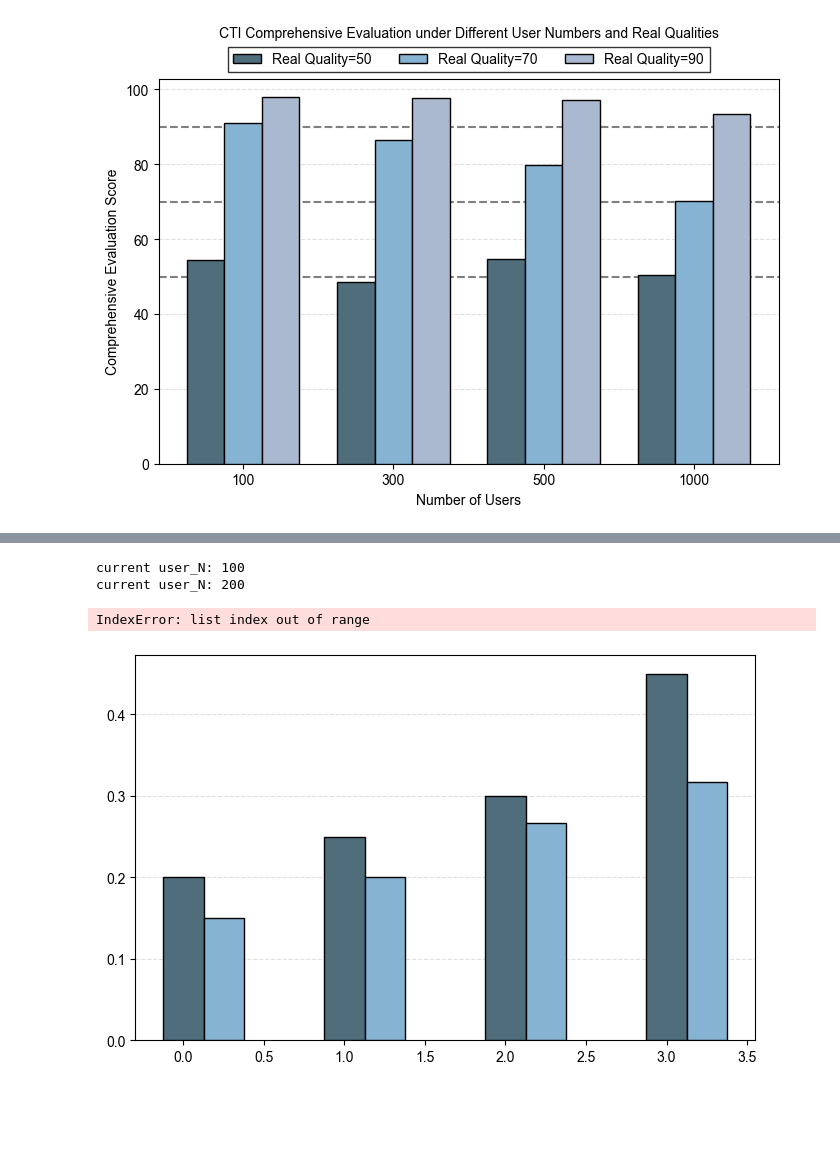
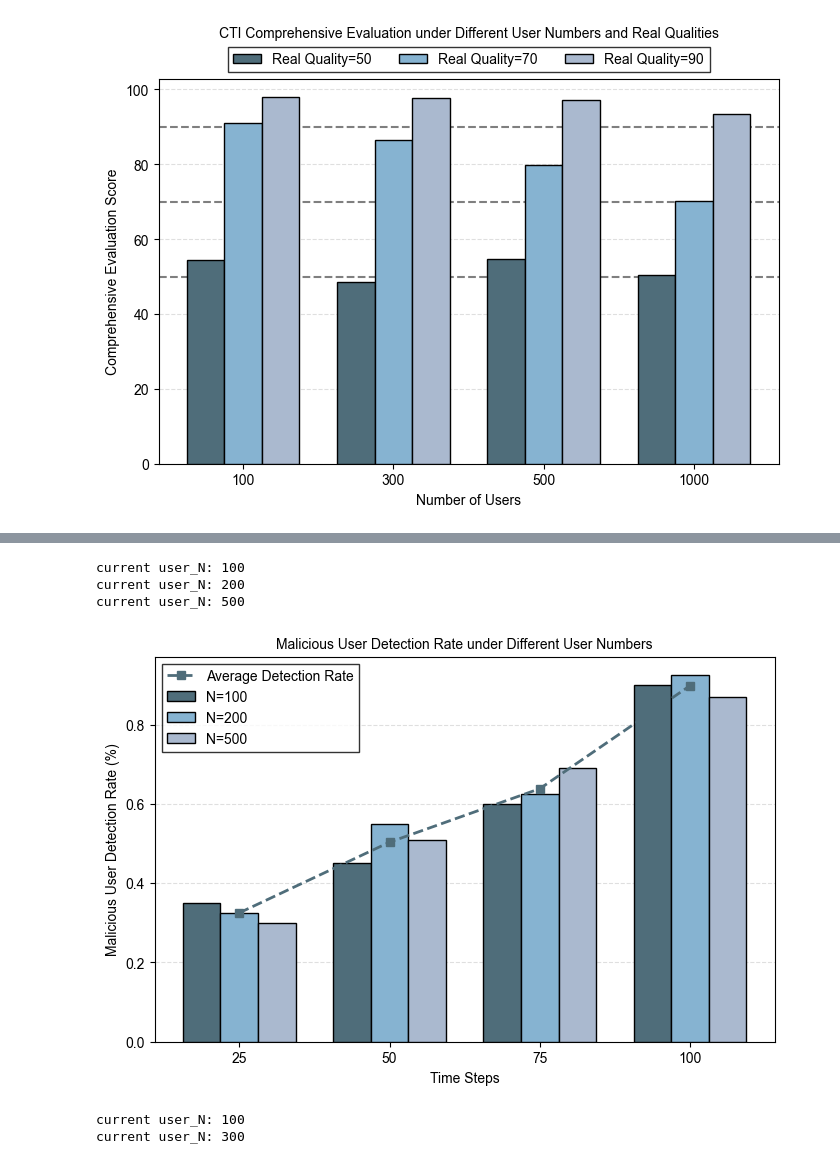
Before and after one commit to righstar2020/br-cti-experiment, a Jupyter notebook: experiment4.ipynb, the cells around one changed output, grey strips where cells are left out. Drawn from its saved outputs; the diff is of its cells as text; code cells hidden in the pictures; blank space fills up the shorter version.

```diff
--- a/experiment4.ipynb
+++ b/experiment4.ipynb
@@ -636,6 +643,11 @@ for need in need_list:
         params = run_experiment(N=100,T=1,need=need,alpha=0.4,beta=0.3,gamma=gamma)
         cti_price_diff_gamma_list.append(np.mean(params['price_table'])) #所有情报的平均价格
     cti_price_diff_need_list.append(cti_price_diff_gamma_list)
+
+#保存json数据
+import json
+with open('ex1_result_list.json', 'w') as f:
+    json.dump(cti_price_diff_need_list, f)
 # %%
 import matplotlib.pyplot as plt
 import matplotlib.font_manager as fm
@@ -689,6 +701,11 @@ for user_N in user_N_list:
         avg_score = params['compre_eval_score_table'][0]
         cti_compre_eval_diff_quality_list.append(avg_score)
     cti_compre_eval_diff_user_num_list.append(cti_compre_eval_diff_quality_list)
+
+#保存json数据
+import json
+with open('ex2_result_list.json', 'w') as f:
+    json.dump(cti_compre_eval_diff_user_num_list, f)
 # %%
 import matplotlib.pyplot as plt
 import matplotlib.font_manager as fm
@@ -749,7 +749,7 @@ current user_N: 300
 # %%
 # 3.指标3不同用户规模下恶意用户的识别数量，随时间步增长 恶意用户比例20%
 
-user_N_list = [100,200,500]
+user_N_list = [100,200,300,500]
 malicious_user_N_list = [int(user_N*0.2) for user_N in user_N_list]
 params_list = []
 for user_N in user_N_list:
@@ -766,9 +766,15 @@ for i,params in enumerate(params_list):
     }
     result_list.append(result)
 malicious_user_N_list = [int(user_N*0.2) for user_N in user_N_list]
+
+#保存json数据
+import json
+with open('ex3_result_list.json', 'w') as f:
+    json.dump(result_list, f)
 # %% [output]
 current user_N: 100
 current user_N: 200
+current user_N: 500
 # %%
 import matplotlib.pyplot as plt
 import numpy as np
@@ -788,7 +794,7 @@ plt.grid(True, axis='y', linestyle='--', alpha=0.4, zorder=0)
 colors = ['#4F6D7A', '#86B3D1', '#AAB9CF']
 user_N_list = [100,200,500]
 #数据修正
-result_list[2]['malicious_user_detection_num_list'][time_steps[2]-1] -= 1
+result_list[2]['malicious_user_detection_num_list'][time_steps[3]-1] += 1
 
 # 存储每个时间步的平均检测率
 avg_detection_rates = []
@@ -799,35 +805,34 @@ for i, user_N in enumerate(user_N_list):
     detection_rate = [num*1/actual_malicious for num in detection_nums]
     plt.bar(x + i*width, detection_rate, width,
             label=f'N={user_N}', color=colors[i], edgecolor='black', linewidth=1, zorder=3)
 
     # 如果是第一次循环，初始化平均检测率列表
     if i == 0:
         avg_detection_rates = detection_rate
     else:
         # 累加每个时间步的检测率
         avg_detection_rates = [avg + rate for avg, rate in zip(avg_detection_rates, detection_rate)]
 
 # 计算平均检测率
 avg_detection_rates = [rate/len(user_N_list) for rate in avg_detection_rates]
 
 # 添加平均值折线
 plt.plot(x + width, avg_detection_rates, color='#4F6D7A', marker='s', linestyle='--',
          label='Average Detection Rate', linewidth=2, zorder=4)
 # for i, rate in enumerate(avg_detection_rates):
 #     plt.text(x[i] + width, rate + 0.02, f'{rate:.2f}', ha='center', va='bottom')
 
 
 plt.title('Malicious User Detection Rate under Different User Numbers',
          fontname='Arial', fontsize=10)
 plt.xlabel('Time Steps', fontname='Arial', fontsize=10)
 plt.ylabel('Malicious User Detection Rate (%)', fontname='Arial', fontsize=10)
 plt.xticks(x + width, time_steps, fontname='Arial', fontsize=10)
 plt.legend(edgecolor='black', fancybox=False, prop={'family':'Arial', 'size':10},
           )
 plt.show()
 # %% [output]
-IndexError: list index out of range
-[figure, old version]
+[figure, new version]
 # %%
 # 4.指标4不同用户规模下恶意用户的平均信誉分数与正常用户的评价信誉分数时序图(用户规模300,1000) - 恶意用户比例20%
 user_N_list = [100,300]
@@ -847,5 +852,13 @@ for i,params in enumerate(ex4_params_list):
     }
     ex4_result_list.append(result)
 malicious_user_N_list = [int(user_N*0.2) for user_N in user_N_list]
+
+#保存json数据
+import json
+with open('ex4_result_list.json', 'w') as f:
+    json.dump(ex4_result_list, f)
+# %% [output]
+current user_N: 100
+current user_N: 300
 # %%
 # Second subplot: Line chart
```
Also changed, not shown: parts of 8 cells of this notebook, 13 other files.
